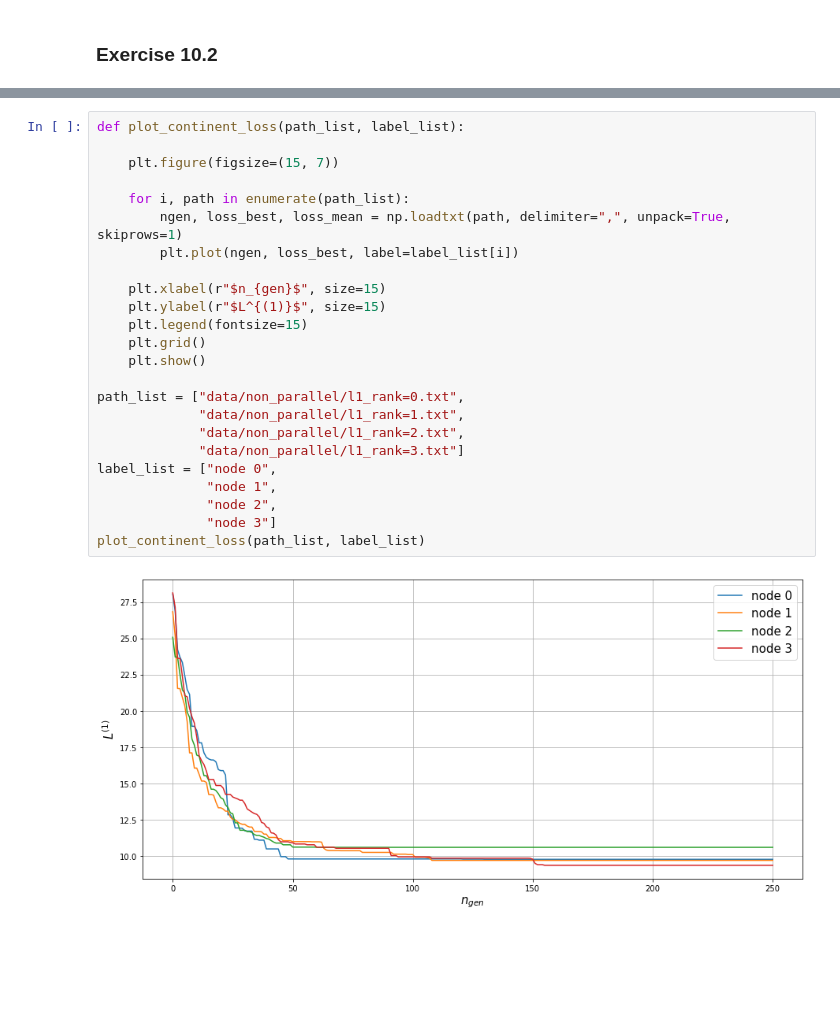
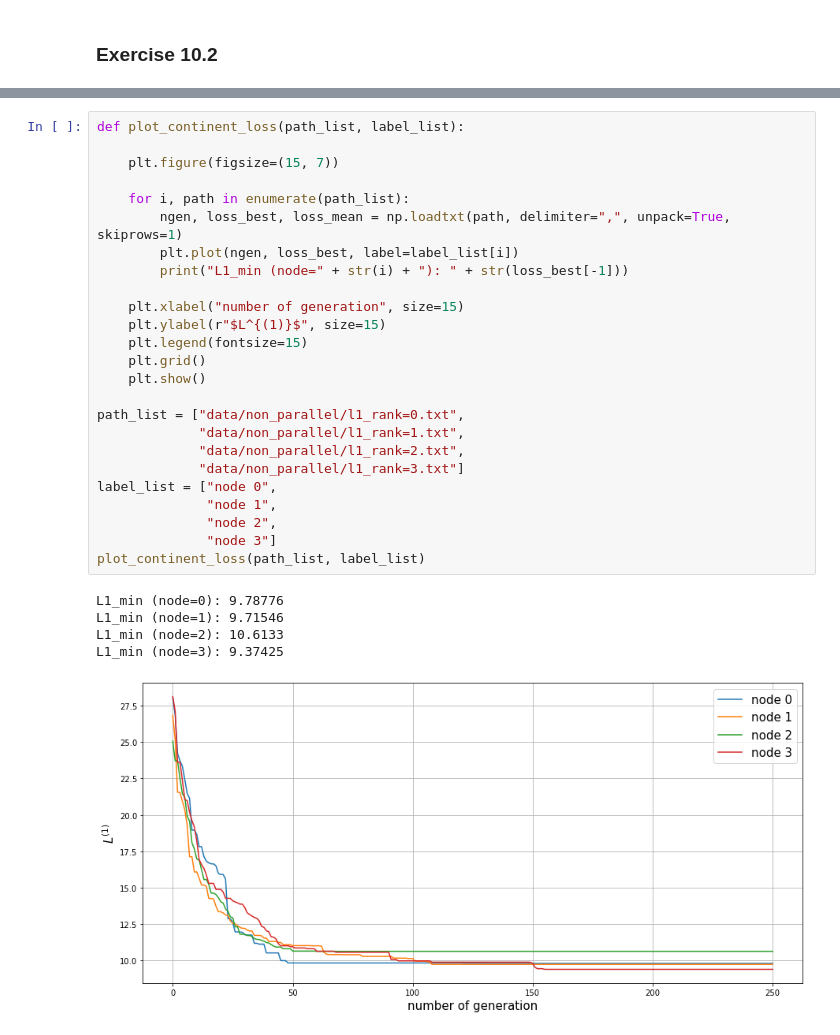
Before and after one commit to lukas-hermans/LSN_exercises, a Jupyter notebook: ex10/LSN_Exercises_10.ipynb, the cells around one changed output, grey strips where cells are left out. Cells and saved outputs as stored; diff of their text form; blank space fills up the shorter version.

```diff
--- a/ex10/LSN_Exercises_10.ipynb
+++ b/ex10/LSN_Exercises_10.ipynb
@@ -91,26 +149,31 @@ plot_best("data/square/")
 # %%
 def plot_continent_loss(path_list, label_list):
 
     plt.figure(figsize=(15, 7))
 
     for i, path in enumerate(path_list):
         ngen, loss_best, loss_mean = np.loadtxt(path, delimiter=",", unpack=True, skiprows=1)
         plt.plot(ngen, loss_best, label=label_list[i])
+        print("L1_min (node=" + str(i) + "): " + str(loss_best[-1]))
 
-    plt.xlabel(r"$n_{gen}$", size=15)
+    plt.xlabel("number of generation", size=15)
     plt.ylabel(r"$L^{(1)}$", size=15)
     plt.legend(fontsize=15)
     plt.grid()
     plt.show()
 
 path_list = ["data/non_parallel/l1_rank=0.txt",
              "data/non_parallel/l1_rank=1.txt",
              "data/non_parallel/l1_rank=2.txt",
              "data/non_parallel/l1_rank=3.txt"]
 label_list = ["node 0",
               "node 1",
               "node 2",
               "node 3"]
 plot_continent_loss(path_list, label_list)
 # %% [output]
+L1_min (node=0): 9.78776
+L1_min (node=1): 9.71546
+L1_min (node=2): 10.6133
+L1_min (node=3): 9.37425
-[figure, old version]
+[figure, new version]
```
Also changed, not shown: parts of 15 cells of this notebook.
